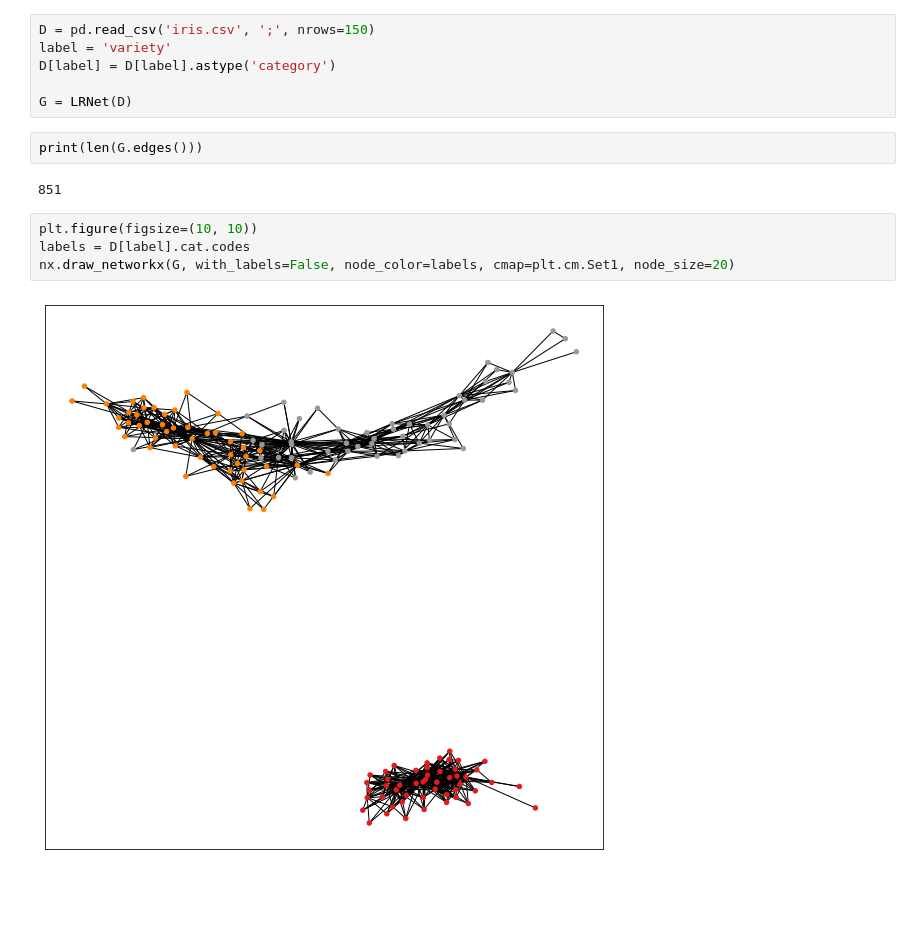
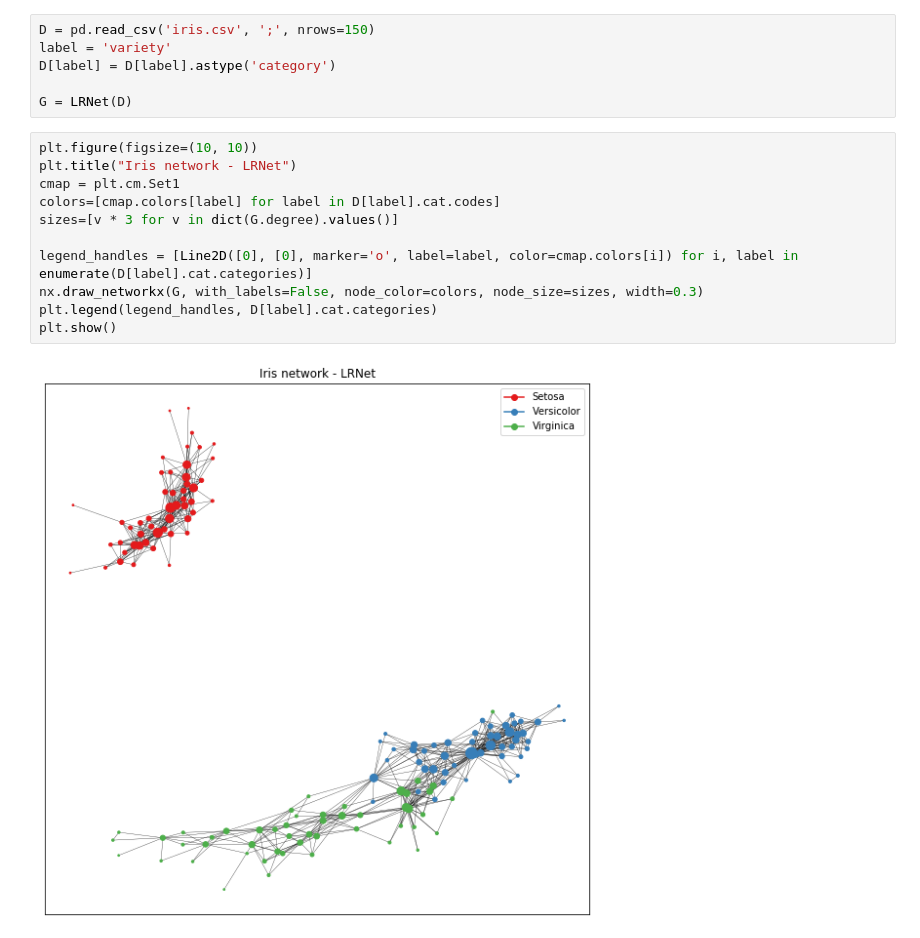
Before and after one commit to Forcoa-NET/LRNet, a Jupyter notebook: src/lrnet.ipynb, the cells around one changed output. Cells and saved outputs as stored; diff of their text form; blank space fills up the shorter version.

Commit message:
🎨 LRNet iris legend

```diff
--- a/src/lrnet.ipynb
+++ b/src/lrnet.ipynb
@@ -9,13 +9,16 @@ label = 'variety'
 D[label] = D[label].astype('category')
 
 G = LRNet(D)
-# %%
-print(len(G.edges()))
-# %% [output]
-851
-# %%
-plt.figure(figsize=(10, 10))
-labels = D[label].cat.codes
-nx.draw_networkx(G, with_labels=False, node_color=labels, cmap=plt.cm.Set1, node_size=20)
-# %% [output]
-[figure, removed]
+# %%
+plt.figure(figsize=(10, 10))
+plt.title("Iris network - LRNet")
+cmap = plt.cm.Set1
+colors=[cmap.colors[label] for label in D[label].cat.codes]
+sizes=[v * 3 for v in dict(G.degree).values()]
+
+legend_handles = [Line2D([0], [0], marker='o', label=label, color=cmap.colors[i]) for i, label in enumerate(D[label].cat.categories)]
+nx.draw_networkx(G, with_labels=False, node_color=colors, node_size=sizes, width=0.3)
+plt.legend(legend_handles, D[label].cat.categories)
+plt.show()
+# %% [output]
+[figure, added]
```
